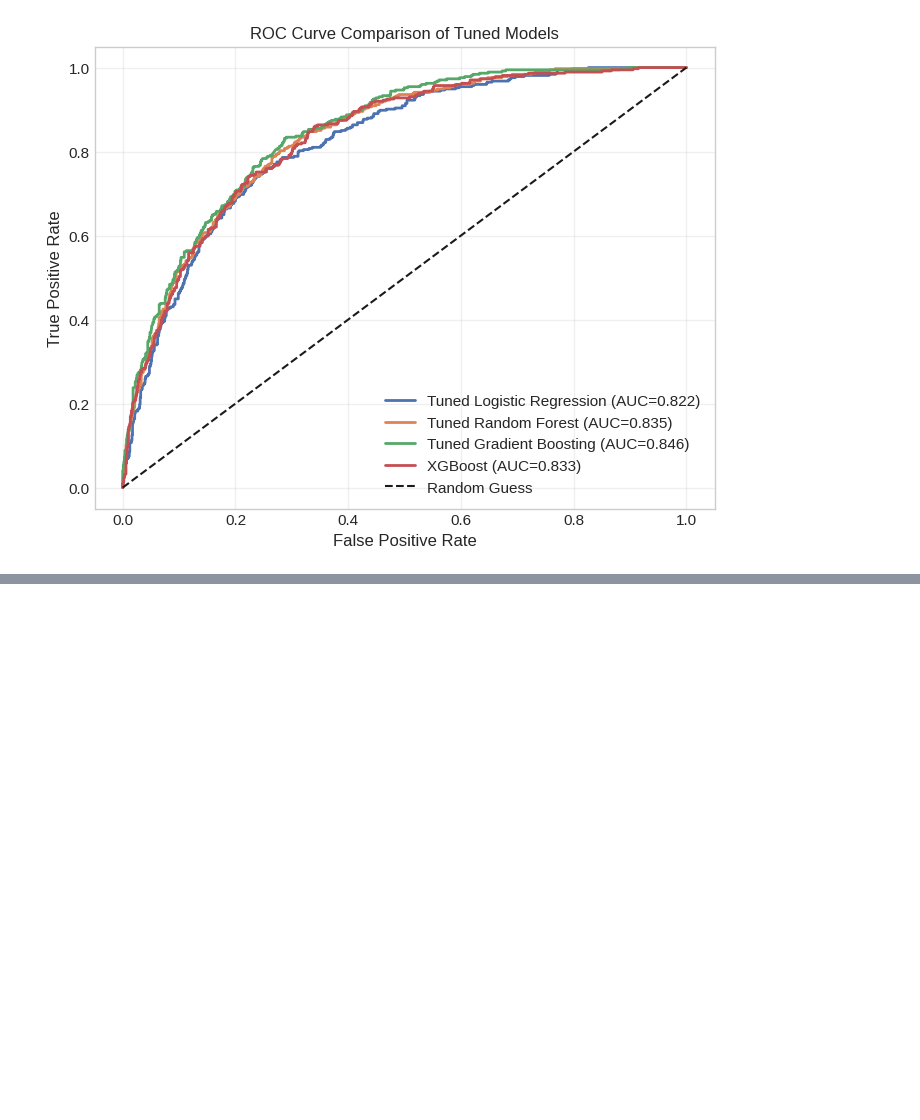
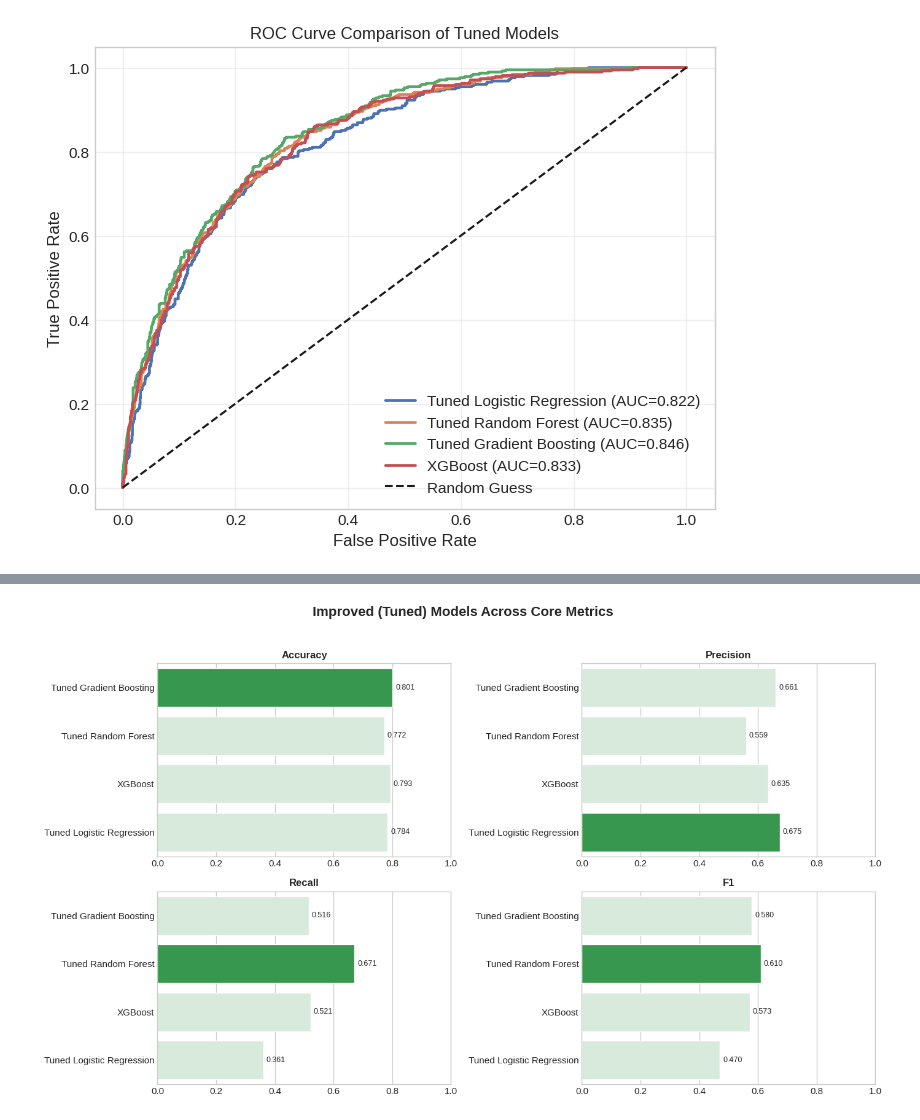
Before and after one commit to aashish000000/aashish000000, a Jupyter notebook: project.ipynb, the cells around one changed output, grey strips where cells are left out. Cells and saved outputs as stored; diff of their text form; code cells hidden in the pictures; blank space fills up the shorter version.

```diff
--- a/project.ipynb
+++ b/project.ipynb
@@ -736,0 +846,37 @@ plt.show()
+# %%
+# =============================================
+# Bar Graph: Improved Models Across Core Metrics
+# =============================================
+plt.style.use("seaborn-v0_8-whitegrid")
+
+metrics = ["Accuracy", "Precision", "Recall", "F1"]
+fig, axes = plt.subplots(2, 2, figsize=(14, 8))
+axes = axes.flatten()
+
+for i, metric in enumerate(metrics):
+    best_idx = improved_df[metric].idxmax()
+    colors = ["#d4edda"] * len(improved_df)
+    colors[best_idx] = "#28a745"   # green highlight for best
+
+    sns.barplot(
+        data=improved_df,
+        x=metric,
+        y="Model",
+        hue="Model",
+        palette=colors,
+        legend=False,
+        ax=axes[i]
+    )
+    axes[i].set_title(metric, fontsize=12, fontweight="bold")
+    axes[i].set_xlim(0, 1)
+    axes[i].set_xlabel("")
+    axes[i].set_ylabel("")
+
+    for j, v in enumerate(improved_df[metric]):
+        axes[i].text(v + 0.01, j, f"{v:.3f}", va="center", fontsize=9)
+
+plt.suptitle("Improved (Tuned) Models Across Core Metrics", fontsize=16, fontweight="bold", y=1.02)
+plt.tight_layout()
+plt.show()
+# %% [output]
+[figure, added]
```
Also changed, not shown: parts of 19 cells of this notebook.
